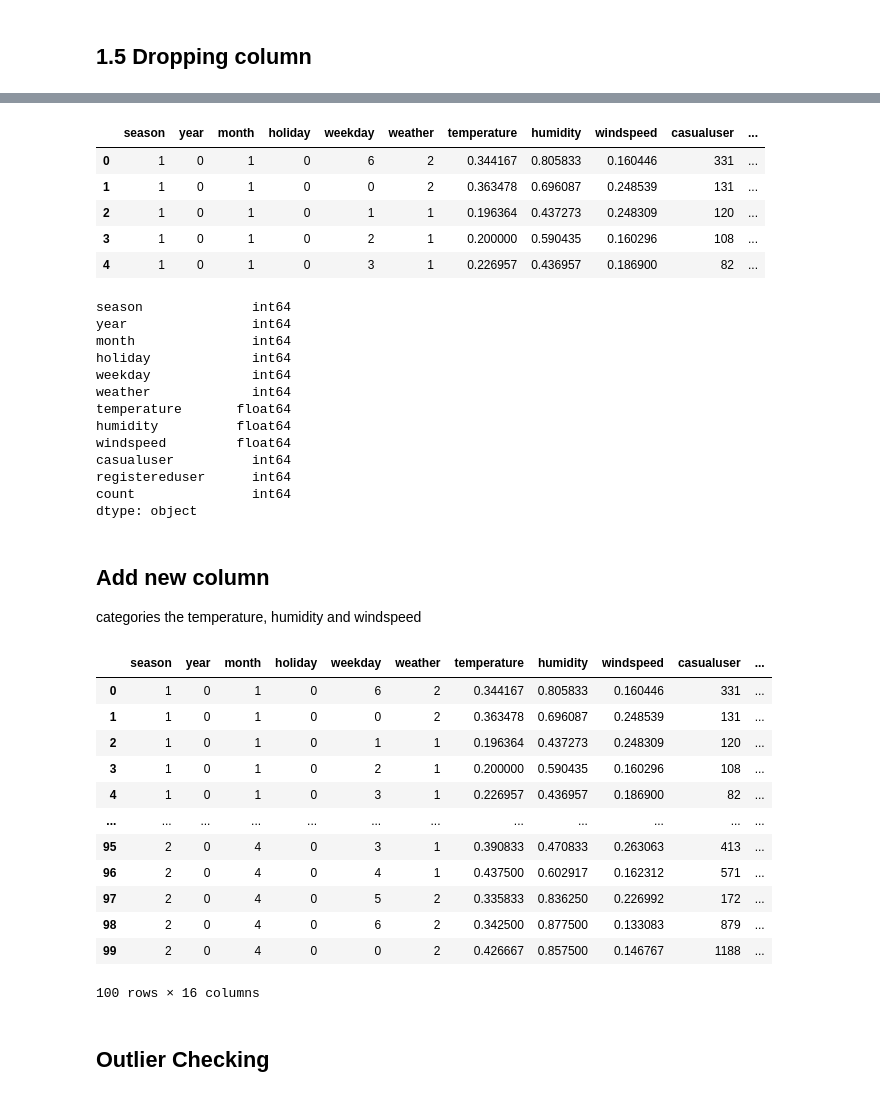
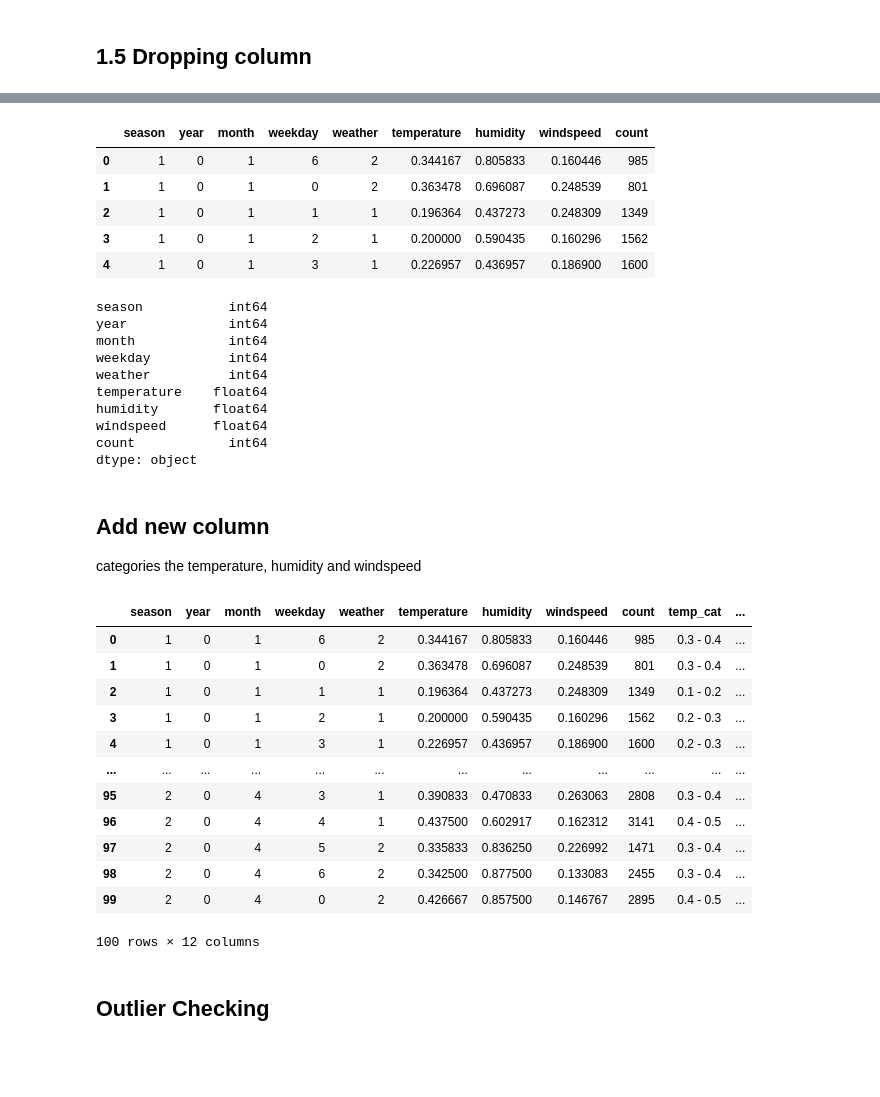
Before and after one commit to lianaling/bike-rental-forecast, a Jupyter notebook: notebooks/1.0 data-preprocessing.ipynb, the cells around one changed output, grey strips where cells are left out. Drawn from its saved outputs; the diff is of its cells as text; code cells hidden in the pictures; blank space fills up the shorter version.

```diff
--- a/notebooks/1.0 data-preprocessing.ipynb
+++ b/notebooks/1.0 data-preprocessing.ipynb
@@ -77,28 +93,25 @@ df_renamed_day.head()
 # %%
-df_day_data = df_renamed_day.drop(columns=['index', 'date', 'temperaturefelt', 'workingday'])
+df_day_data = df_renamed_day.drop(columns = ['index', 'date', 'workingday', 'holiday', 'temperaturefelt', 'casualuser', 'registereduser'])
 df_day_data.head()
 # %% [output]
-|  | season | year | month | holiday | weekday | weather | temperature | humidity | windspeed | casualuser | ... |
-| 0 | 1 | 0 | 1 | 0 | 6 | 2 | 0.344167 | 0.805833 | 0.160446 | 331 | ... |
-| 1 | 1 | 0 | 1 | 0 | 0 | 2 | 0.363478 | 0.696087 | 0.248539 | 131 | ... |
-| 2 | 1 | 0 | 1 | 0 | 1 | 1 | 0.196364 | 0.437273 | 0.248309 | 120 | ... |
-| 3 | 1 | 0 | 1 | 0 | 2 | 1 | 0.200000 | 0.590435 | 0.160296 | 108 | ... |
-| 4 | 1 | 0 | 1 | 0 | 3 | 1 | 0.226957 | 0.436957 | 0.186900 | 82 | ... |
+|  | season | year | month | weekday | weather | temperature | humidity | windspeed | count |
+| 0 | 1 | 0 | 1 | 6 | 2 | 0.344167 | 0.805833 | 0.160446 | 985 |
+| 1 | 1 | 0 | 1 | 0 | 2 | 0.363478 | 0.696087 | 0.248539 | 801 |
+| 2 | 1 | 0 | 1 | 1 | 1 | 0.196364 | 0.437273 | 0.248309 | 1349 |
+| 3 | 1 | 0 | 1 | 2 | 1 | 0.200000 | 0.590435 | 0.160296 | 1562 |
+| 4 | 1 | 0 | 1 | 3 | 1 | 0.226957 | 0.436957 | 0.186900 | 1600 |
 # %%
 df_day_data.dtypes
 # %% [output]
-season              int64
-year                int64
-month               int64
-holiday             int64
-weekday             int64
-weather             int64
-temperature       float64
-humidity          float64
-windspeed         float64
-casualuser          int64
-registereduser      int64
-count               int64
+season           int64
+year             int64
+month            int64
+weekday          int64
+weather          int64
+temperature    float64
+humidity       float64
+windspeed      float64
+count            int64
 dtype: object
 # %% [markdown]
 ## Add new column
@@ -164,49 +177,51 @@ for i in range(len(df_day_data)):
     # windspeed
     if(df_day_data['windspeed'][i] < 0.0):
         df_day_data['wind_cat'][i] = '< 0.0'
     elif(df_day_data['windspeed'][i] >= 0.0 and df_day_data['windspeed'][i] < 0.1):
         df_day_data['wind_cat'][i] = '0.0 - 0.1'
     elif (df_day_data['windspeed'][i] >= 0.1 and df_day_data['windspeed'][i] < 0.2):
         df_day_data['wind_cat'][i] = '0.1 - 0.2'
     elif (df_day_data['windspeed'][i] >= 0.1 and df_day_data['windspeed'][i] < 0.3):
         df_day_data['wind_cat'][i] = '0.2 - 0.3'
     elif (df_day_data['windspeed'][i] >= 0.3 and df_day_data['windspeed'][i] < 0.4):
         df_day_data['wind_cat'][i] = '0.3 - 0.4'
     elif (df_day_data['windspeed'][i] >= 0.4 and df_day_data['windspeed'][i] < 0.5):
         df_day_data['wind_cat'][i] = '0.4 - 0.5'
     elif (df_day_data['windspeed'][i] >= 0.5 and df_day_data['windspeed'][i] < 0.6):
         df_day_data['wind_cat'][i] = '0.5 - 0.6'
     elif (df_day_data['windspeed'][i] >= 0.6 and df_day_data['windspeed'][i] < 0.7):
         df_day_data['wind_cat'][i] = '0.6 - 0.7'
     elif (df_day_data['windspeed'][i] >= 0.7 and df_day_data['windspeed'][i] < 0.8):
         df_day_data['wind_cat'][i] = '0.7 - 0.8'
     elif (df_day_data['windspeed'][i] >= 0.8 and df_day_data['windspeed'][i] < 0.9):
         df_day_data['wind_cat'][i] = '0.8 - 0.9'
     elif (df_day_data['windspeed'][i] >= 0.9 and df_day_data['windspeed'][i] < 1.0):
         df_day_data['wind_cat'][i] = '0.9 - 1.0'
     else:
         df_day_data['wind_cat'][i] = '> 1.0'
 
 df2 = df_day_data
-# (t+8)/(47), t_min=-8, t_max=+39
-df2["New Temp"] = 0.0
-for i in range(len(df2)):
-    df2["New Temp"][i] = (df2["temperature"][i] * 47) - 8
+
+# # (t+8)/(47), t_min=-8, t_max=+39
+# df2["New Temp"] = 0.0
+# for i in range(len(df2)):
+#     df2["New Temp"][i] = (df2["temperature"][i] * 47) - 8
+
 df_day_data = df_day_data.drop(columns=['temp_cat', 'hum_cat', 'wind_cat'])
 df2.head(100)
 # %% [output]
-|  | season | year | month | holiday | weekday | weather | temperature | humidity | windspeed | casualuser | ... |
-| 0 | 1 | 0 | 1 | 0 | 6 | 2 | 0.344167 | 0.805833 | 0.160446 | 331 | ... |
-| 1 | 1 | 0 | 1 | 0 | 0 | 2 | 0.363478 | 0.696087 | 0.248539 | 131 | ... |
-| 2 | 1 | 0 | 1 | 0 | 1 | 1 | 0.196364 | 0.437273 | 0.248309 | 120 | ... |
-| 3 | 1 | 0 | 1 | 0 | 2 | 1 | 0.200000 | 0.590435 | 0.160296 | 108 | ... |
-| 4 | 1 | 0 | 1 | 0 | 3 | 1 | 0.226957 | 0.436957 | 0.186900 | 82 | ... |
+|  | season | year | month | weekday | weather | temperature | humidity | windspeed | count | temp_cat | ... |
+| 0 | 1 | 0 | 1 | 6 | 2 | 0.344167 | 0.805833 | 0.160446 | 985 | 0.3 - 0.4 | ... |
+| 1 | 1 | 0 | 1 | 0 | 2 | 0.363478 | 0.696087 | 0.248539 | 801 | 0.3 - 0.4 | ... |
+| 2 | 1 | 0 | 1 | 1 | 1 | 0.196364 | 0.437273 | 0.248309 | 1349 | 0.1 - 0.2 | ... |
+| 3 | 1 | 0 | 1 | 2 | 1 | 0.200000 | 0.590435 | 0.160296 | 1562 | 0.2 - 0.3 | ... |
+| 4 | 1 | 0 | 1 | 3 | 1 | 0.226957 | 0.436957 | 0.186900 | 1600 | 0.2 - 0.3 | ... |
 | ... | ... | ... | ... | ... | ... | ... | ... | ... | ... | ... | ... |
-| 95 | 2 | 0 | 4 | 0 | 3 | 1 | 0.390833 | 0.470833 | 0.263063 | 413 | ... |
-| 96 | 2 | 0 | 4 | 0 | 4 | 1 | 0.437500 | 0.602917 | 0.162312 | 571 | ... |
-| 97 | 2 | 0 | 4 | 0 | 5 | 2 | 0.335833 | 0.836250 | 0.226992 | 172 | ... |
-| 98 | 2 | 0 | 4 | 0 | 6 | 2 | 0.342500 | 0.877500 | 0.133083 | 879 | ... |
-| 99 | 2 | 0 | 4 | 0 | 0 | 2 | 0.426667 | 0.857500 | 0.146767 | 1188 | ... |
+| 95 | 2 | 0 | 4 | 3 | 1 | 0.390833 | 0.470833 | 0.263063 | 2808 | 0.3 - 0.4 | ... |
+| 96 | 2 | 0 | 4 | 4 | 1 | 0.437500 | 0.602917 | 0.162312 | 3141 | 0.4 - 0.5 | ... |
+| 97 | 2 | 0 | 4 | 5 | 2 | 0.335833 | 0.836250 | 0.226992 | 1471 | 0.3 - 0.4 | ... |
+| 98 | 2 | 0 | 4 | 6 | 2 | 0.342500 | 0.877500 | 0.133083 | 2455 | 0.3 - 0.4 | ... |
+| 99 | 2 | 0 | 4 | 0 | 2 | 0.426667 | 0.857500 | 0.146767 | 2895 | 0.4 - 0.5 | ... |
-100 rows × 16 columns
+100 rows × 12 columns
 # %% [markdown]
 ## Outlier Checking
```
Also changed, not shown: parts of 18 cells of this notebook.
